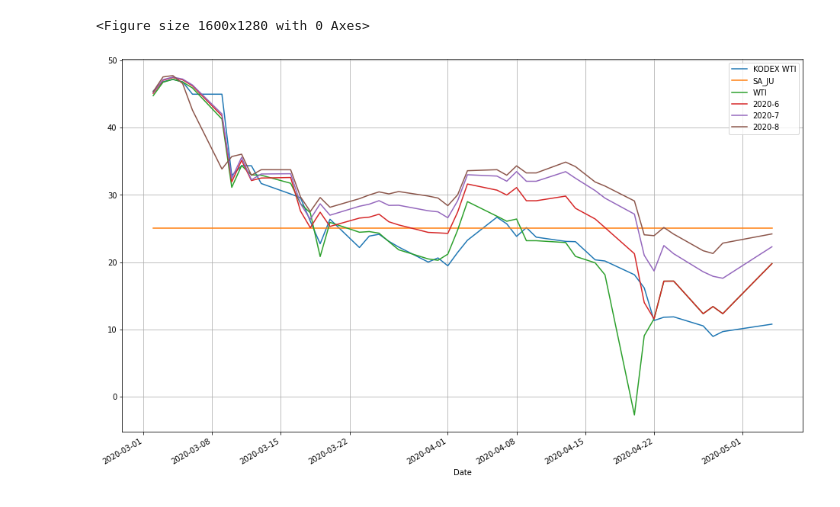
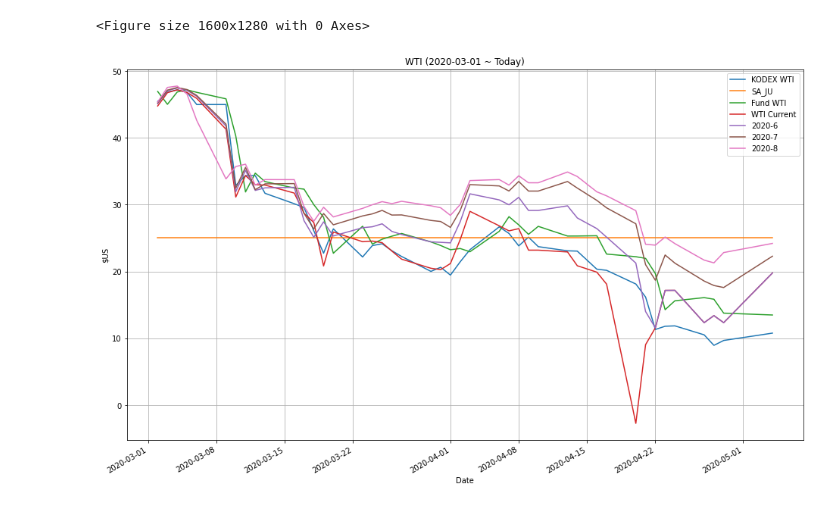
Before and after one commit to MinhoJu/SRT, a Jupyter notebook: WTI.ipynb, the cells around one changed output. Cells and saved outputs as stored; diff of their text form; code cells hidden in the pictures.

```diff
--- a/WTI.ipynb
+++ b/WTI.ipynb
@@ -6,6 +6,7 @@ from pandas_datareader import data
 import pandas_datareader as pdr
 import datetime
 from datetime import date
+import matplotlib.dates as mdates
 import pandas as pd
 import numpy as np
 import matplotlib.pyplot as plt
@@ -36,12 +37,12 @@ df_wti_fund = pd.DataFrame(data=data[0:,1:],
                   columns=columns)
 df_wti_fund['Close'] = df_wti_fund['Close'].astype(float)
 df_wti_fund['Close'] = (df_wti_fund['Close']*47.18) / 287.98
-df['KR5105924298'] = df_wti_fund['Close']
+df['Fund WTI'] = df_wti_fund['Close']
 
 # WTI
 wti_cl = pdr.get_data_yahoo('CL=F', start=start, end=end)
 wti_dict['CL=F'] = wti_cl
-df['WTI'] = wti_cl['Close']
+df['WTI Current'] = wti_cl['Close']
 
 # WTI Futures
 symbols = ['CLM20.NYM', 'CLN20.NYM', 'CLQ20.NYM', 'CLU20.NYM', 'CLV20.NYM', 'CLX20.NYM', 'CLZ20.NYM']
@@ -61,7 +62,8 @@ df.fillna(method='ffill', inplace=True)
 # %%
 # Show plot
 df.plot(grid=True, figsize=(16, 10))
-#df.plot(grid=True)
+plt.title('WTI (2020-03-01 ~ Today)')
+plt.ylabel('$US')
 plt.show()
 # %% [output]
-[figure, old version]
+[figure, new version]
```
Also changed, not shown: parts of 5 cells of this notebook.
